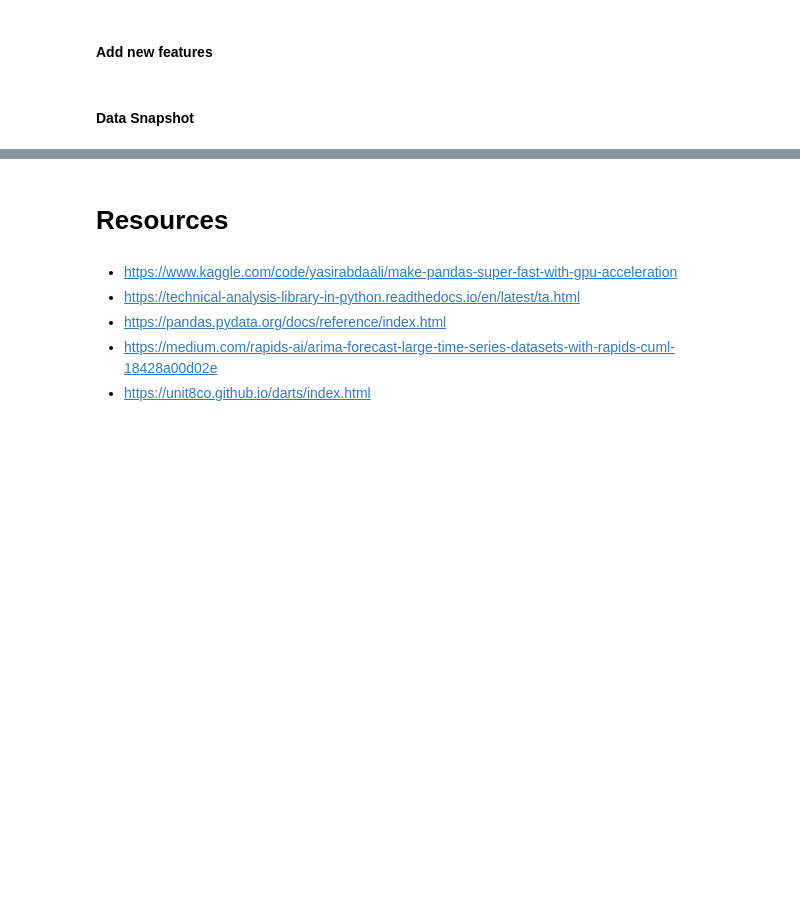
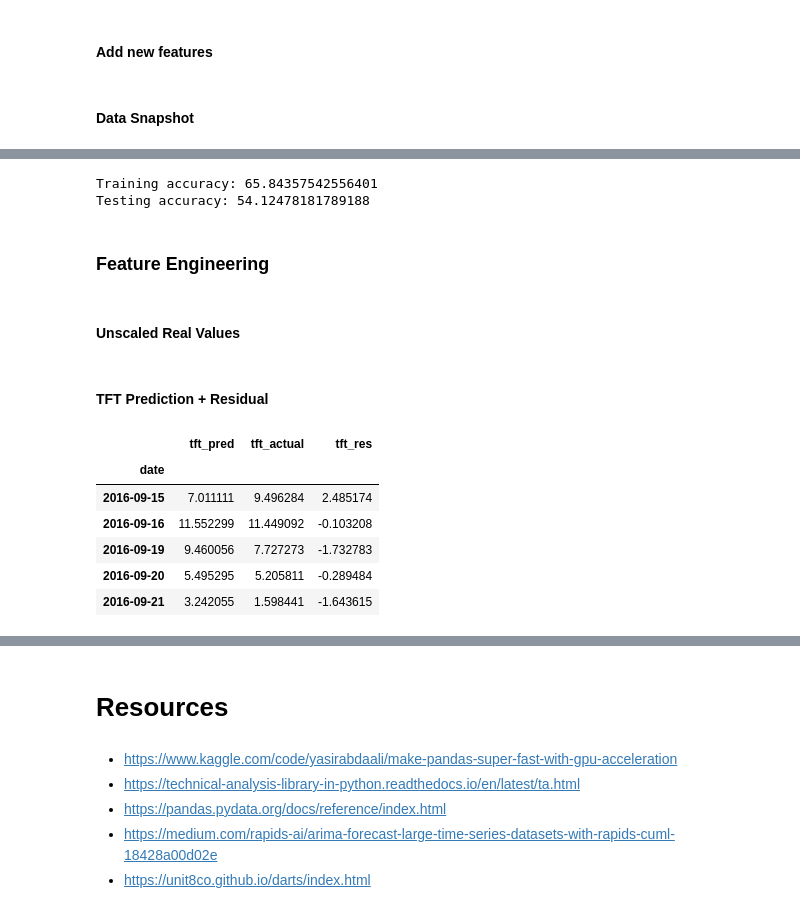
Before and after one commit to danCoder93/ENSF611-FinPrediction, a Jupyter notebook: src/FinPrediction.ipynb, the cells around one changed output, grey strips where cells are left out. Drawn from its saved outputs; the diff is of its cells as text; code cells hidden in the pictures; blank space fills up the shorter version.

```diff
--- a/src/FinPrediction.ipynb
+++ b/src/FinPrediction.ipynb
@@ -432,0 +455,8 @@ df.to_csv("/content/aapl_model_tcn_dataset.csv", index=True, header=True)
+# %%
+from darts.dataprocessing.transformers.scaler import Scaler
+
+scaler = Scaler()
+X_train = scaler.fit_transform(X_train)
+X_test = scaler.transform(X_test)
+y_train = scaler.fit_transform(y_train)
+y_test = scaler.transform(y_test)
@@ -432,0 +531,11 @@ df.to_csv("/content/aapl_model_tcn_dataset.csv", index=True, header=True)
+# %%
+from darts.metrics import r2_score
+print(f'Training accuracy: {r2_score(y_train, y_pred_train) * 100}')
+print(f'Testing accuracy: {r2_score(y_test, y_pred_test) * 100}')
+# %% [output]
+Training accuracy: 65.84357542556401
+Testing accuracy: 54.12478181789188
+# %% [markdown]
+### Feature Engineering
+# %% [markdown]
+#### Unscaled Real Values
@@ -432,0 +547,16 @@ df.to_csv("/content/aapl_model_tcn_dataset.csv", index=True, header=True)
+# %% [markdown]
+#### TFT Prediction + Residual
+# %%
+df_tft = pd.DataFrame(pd.concat([y_pred_train.to_dataframe(), y_pred_test.to_dataframe()], axis=0))
+df_tft = df_tft.rename(columns={'price_change' : 'tft_pred'})
+df_tft['tft_actual'] = pd.concat([y_train.to_dataframe(), y_test.to_dataframe()], axis=0)
+df_tft['tft_res'] = df_tft['tft_actual'] - df_tft['tft_pred']
+df_tft.head()
+# %% [output]
+|  | tft_pred | tft_actual | tft_res |
+| date |  |  |  |
+| 2016-09-15 | 7.011111 | 9.496284 | 2.485174 |
+| 2016-09-16 | 11.552299 | 11.449092 | -0.103208 |
+| 2016-09-19 | 9.460056 | 7.727273 | -1.732783 |
+| 2016-09-20 | 5.495295 | 5.205811 | -0.289484 |
+| 2016-09-21 | 3.242055 | 1.598441 | -1.643615 |
```
Also changed, not shown: parts of 27 cells of this notebook.
